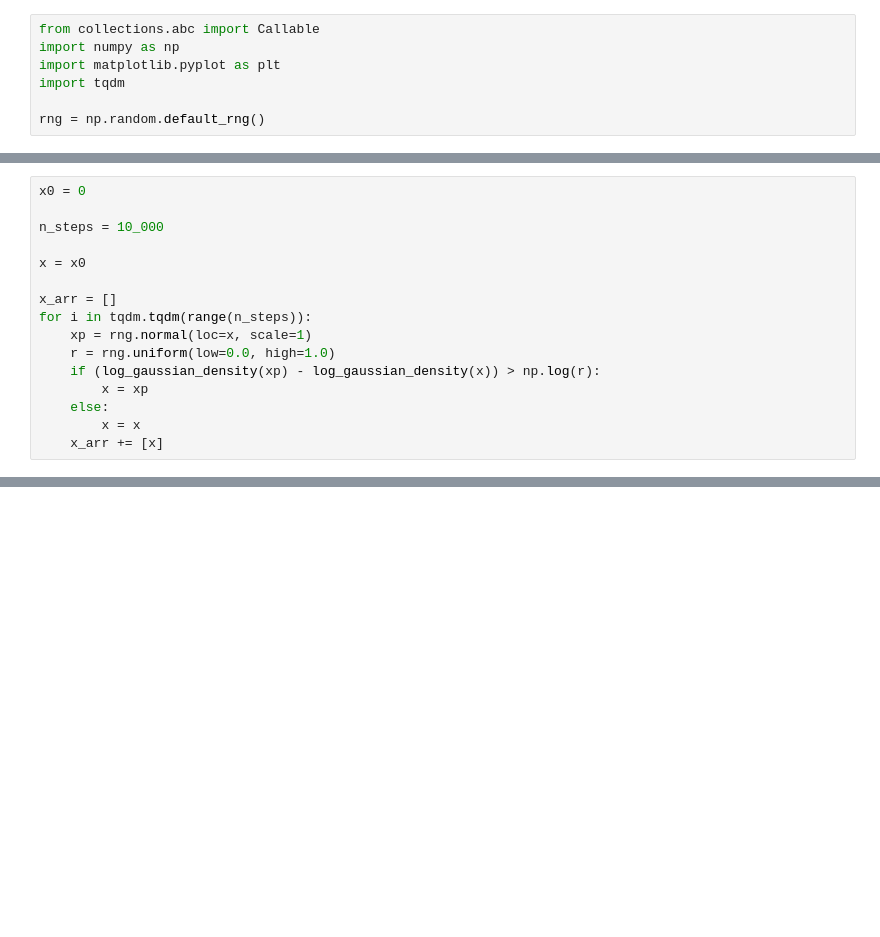
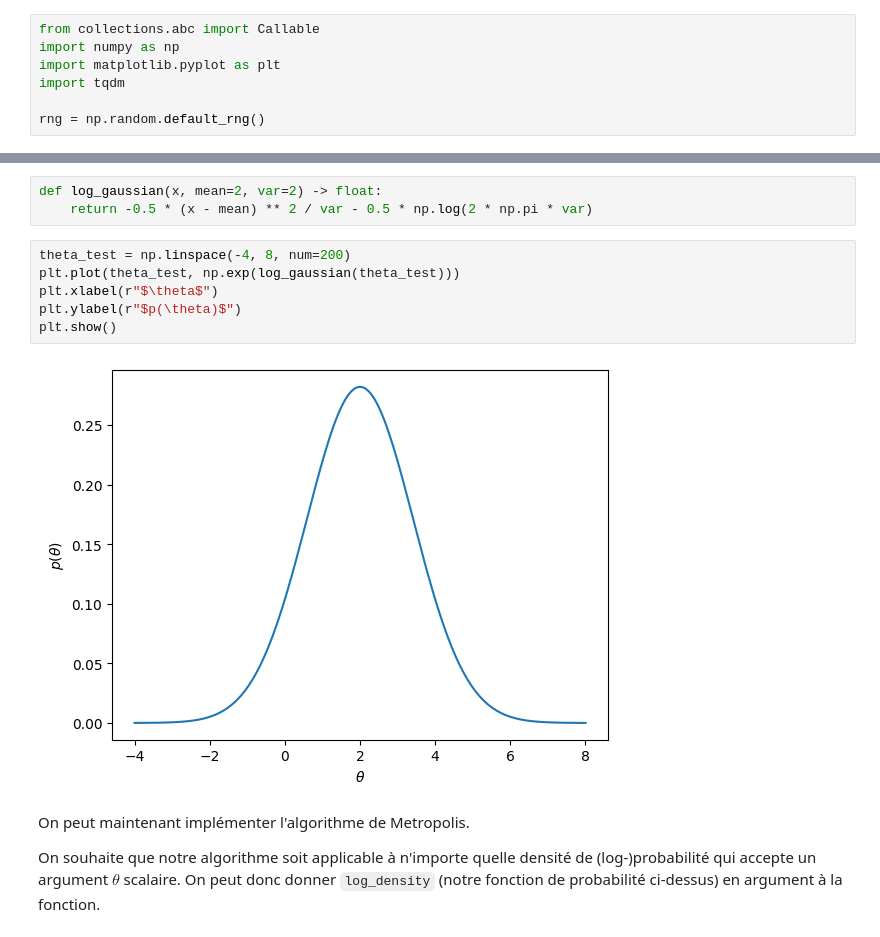
Before and after one commit to vandalt/phy3051-students, a Jupyter notebook: tp3-mcmc/mcmc.ipynb, the cells around one changed output, grey strips where cells are left out. Cells and saved outputs as stored; diff of their text form; blank space fills up the shorter version.

```diff
--- a/tp3-mcmc/mcmc.ipynb
+++ b/tp3-mcmc/mcmc.ipynb
@@ -33,16 +22,0 @@ plt.show()
-# %%
-x0 = 0
-
-n_steps = 10_000
-
-x = x0
-
-x_arr = []
-for i in tqdm.tqdm(range(n_steps)):
-    xp = rng.normal(loc=x, scale=1)
-    r = rng.uniform(low=0.0, high=1.0)
-    if (log_gaussian_density(xp) - log_gaussian_density(x)) > np.log(r):
-        x = xp
-    else:
-        x = x
-    x_arr += [x]
@@ -138,0 +43,15 @@ for i, xc in enumerate(x_check):
+# %%
+def log_gaussian(x, mean=2, var=2) -> float:
+    return -0.5 * (x - mean) ** 2 / var - 0.5 * np.log(2 * np.pi * var)
+# %%
+theta_test = np.linspace(-4, 8, num=200)
+plt.plot(theta_test, np.exp(log_gaussian(theta_test)))
+plt.xlabel(r"$\theta$")
+plt.ylabel(r"$p(\theta)$")
+plt.show()
+# %% [output]
+[figure, added]
+# %% [markdown]
+On peut maintenant implémenter l'algorithme de Metropolis.
+
+On souhaite que notre algorithme soit applicable à n'importe quelle densité de (log-)probabilité qui accepte un argument $\theta$ scalaire. On peut donc donner `log_density` (notre fonction de probabilité ci-dessus) en argument à la fonction.
```
Also changed, not shown: parts of 69 cells of this notebook, 1 other file.
